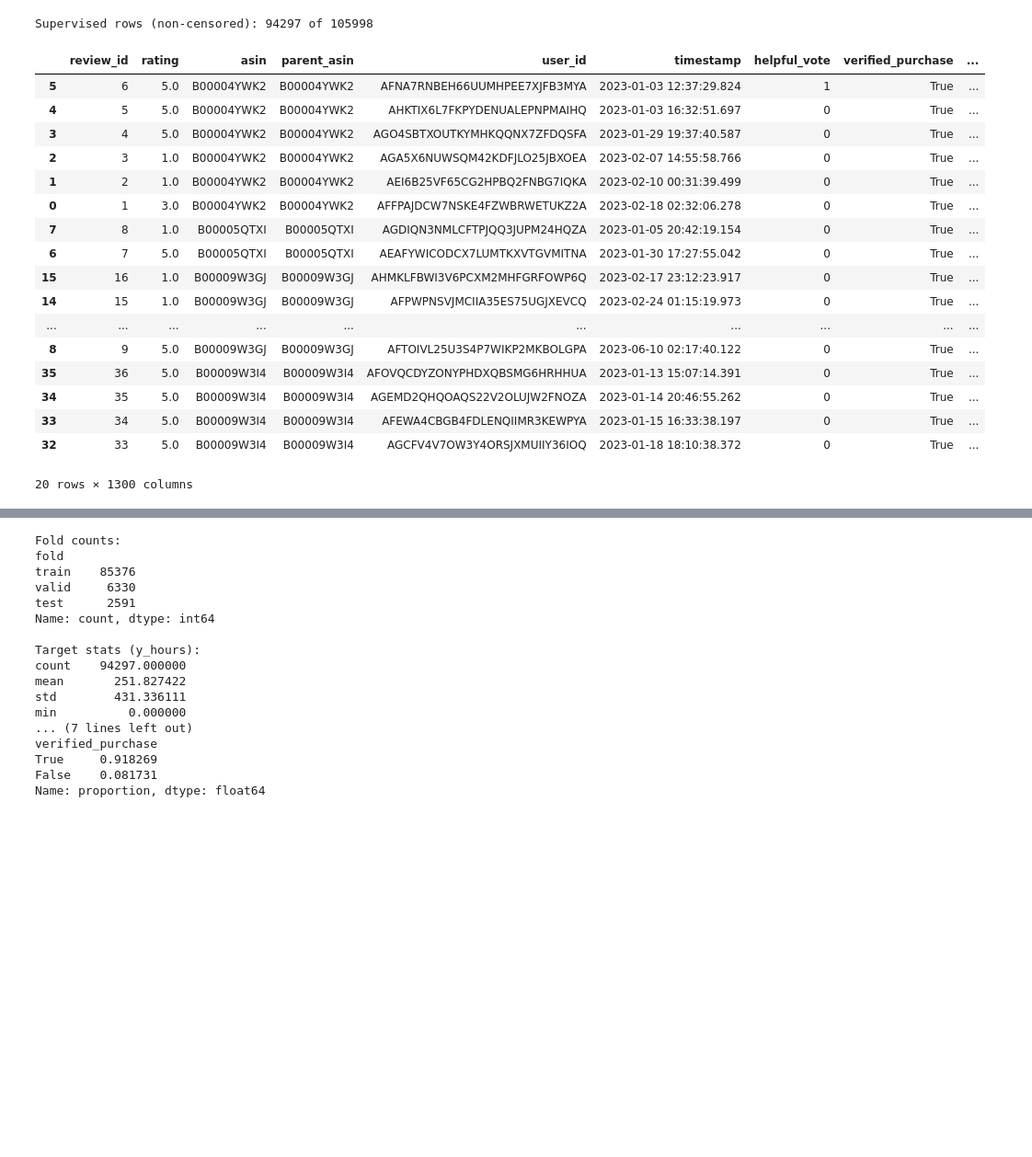
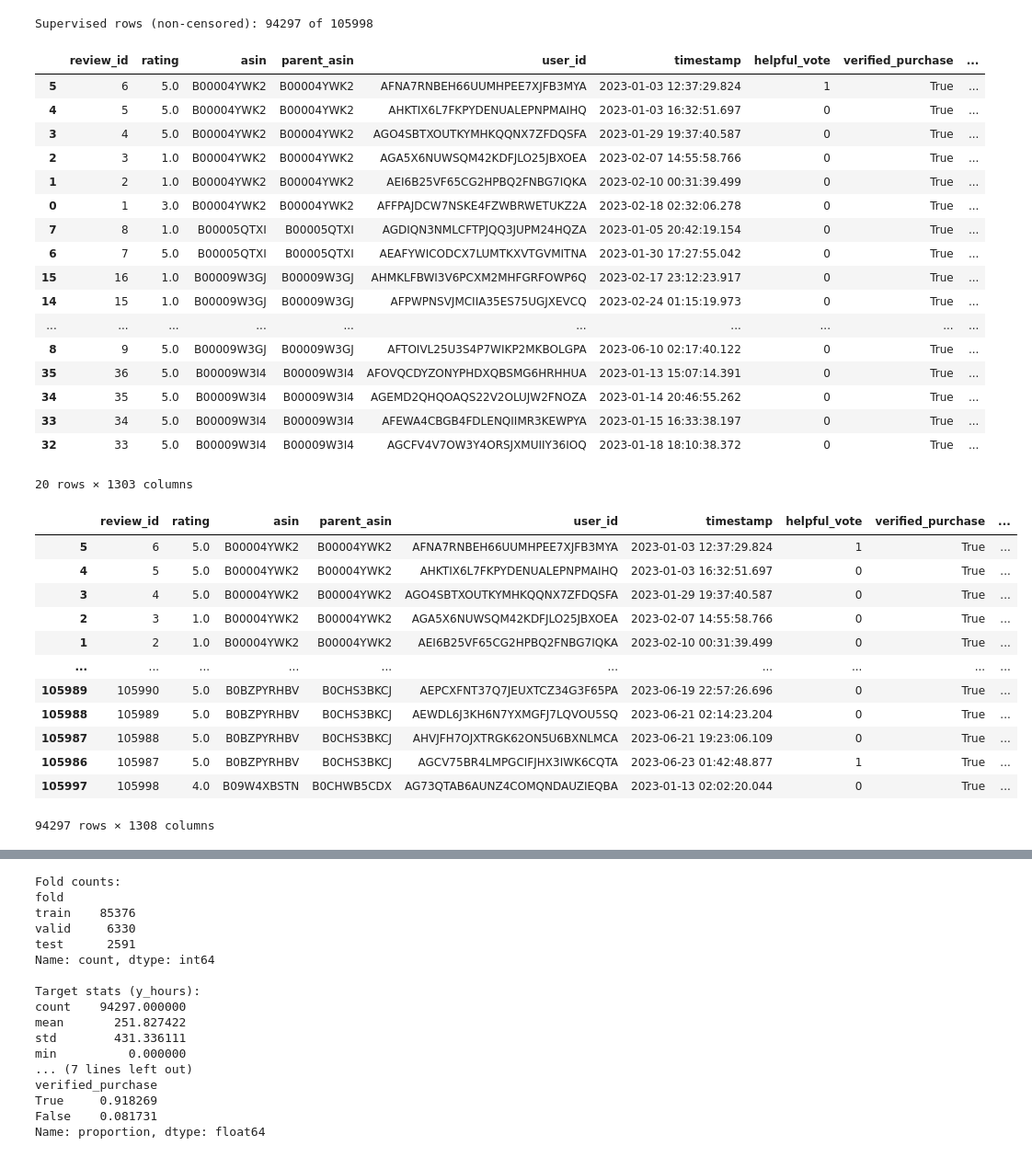
Before and after one commit to ndobrad/cis5200_finalproject, a Jupyter notebook: analysis/Embeddings_EDA.ipynb, the cells around one changed output, grey strips where cells are left out. Shown at 92% size. Saved outputs shown, nothing was run; the diff lists cells and outputs as text; code cells hidden in the pictures; blank space fills up the shorter version.

```diff
--- a/analysis/Embeddings_EDA.ipynb
+++ b/analysis/Embeddings_EDA.ipynb
@@ -114,11 +109,21 @@ has_image rate: 0.08162418158833186
 # %%
 # Working on the inter-review time
 
+# Compute inter-review time per product
+df = df.sort_values([PRODUCT_COL, TIME_COL])  #within each product, reviews odered chronologically by timestamp
+df['next_time'] = df.groupby(PRODUCT_COL)[TIME_COL].shift(-1)
+df['prev_time'] = df.groupby(PRODUCT_COL)[TIME_COL].shift(1)
+next_delta = (df['next_time'] - df[TIME_COL])
+prev_delta = (df[TIME_COL] - df['prev_time'])
+
 # In hours (can be changed)
-df['y_hours']   = delta.dt.total_seconds() / 3600.0
+df['y_hours']   = next_delta.dt.total_seconds() / 3600.0
+df['y_hours_prev'] = prev_delta.dt.total_seconds() /3600.0
+df['y_delta'] = df['y_hours'] - df['y_hours_prev']
 df['censored']  = df['y_hours'].isna().astype('int8')
+# df['censored']  = df['y_delta'].isna().astype('int8')
 
-# Drop last review per product (censored) for supervised regression
+# Drop last and first review per product (censored) for supervised regression
 df_sup = df[df['censored'] == 0].copy()
 df_sup['y_log'] = np.log1p(df_sup['y_hours'])
 
@@ -152,5 +157,21 @@ df.head(20) #Properly Ordered
 | 34 | 35 | 5.0 | B00009W3I4 | B00009W3I4 | AGEMD2QHQOAQS22V2OLUJW2FNOZA | 2023-01-14 20:46:55.262 | 0 | True | ... |
 | 33 | 34 | 5.0 | B00009W3I4 | B00009W3I4 | AFEWA4CBGB4FDLENQIIMR3KEWPYA | 2023-01-15 16:33:38.197 | 0 | True | ... |
 | 32 | 33 | 5.0 | B00009W3I4 | B00009W3I4 | AGCFV4V7OW3Y4ORSJXMUIIY36IOQ | 2023-01-18 18:10:38.372 | 0 | True | ... |
-20 rows × 1300 columns
+20 rows × 1303 columns
+# %%
+df_sup
+# %% [output]
+|  | review_id | rating | asin | parent_asin | user_id | timestamp | helpful_vote | verified_purchase | ... |
+| 5 | 6 | 5.0 | B00004YWK2 | B00004YWK2 | AFNA7RNBEH66UUMHPEE7XJFB3MYA | 2023-01-03 12:37:29.824 | 1 | True | ... |
+| 4 | 5 | 5.0 | B00004YWK2 | B00004YWK2 | AHKTIX6L7FKPYDENUALEPNPMAIHQ | 2023-01-03 16:32:51.697 | 0 | True | ... |
+| 3 | 4 | 5.0 | B00004YWK2 | B00004YWK2 | AGO4SBTXOUTKYMHKQQNX7ZFDQSFA | 2023-01-29 19:37:40.587 | 0 | True | ... |
+| 2 | 3 | 1.0 | B00004YWK2 | B00004YWK2 | AGA5X6NUWSQM42KDFJLO25JBXOEA | 2023-02-07 14:55:58.766 | 0 | True | ... |
+| 1 | 2 | 1.0 | B00004YWK2 | B00004YWK2 | AEI6B25VF65CG2HPBQ2FNBG7IQKA | 2023-02-10 00:31:39.499 | 0 | True | ... |
+| ... | ... | ... | ... | ... | ... | ... | ... | ... | ... |
+| 105989 | 105990 | 5.0 | B0BZPYRHBV | B0CHS3BKCJ | AEPCXFNT37Q7JEUXTCZ34G3F65PA | 2023-06-19 22:57:26.696 | 0 | True | ... |
+| 105988 | 105989 | 5.0 | B0BZPYRHBV | B0CHS3BKCJ | AEWDL6J3KH6N7YXMGFJ7LQVOU5SQ | 2023-06-21 02:14:23.204 | 0 | True | ... |
+| 105987 | 105988 | 5.0 | B0BZPYRHBV | B0CHS3BKCJ | AHVJFH7OJXTRGK62ON5U6BXNLMCA | 2023-06-21 19:23:06.109 | 0 | True | ... |
+| 105986 | 105987 | 5.0 | B0BZPYRHBV | B0CHS3BKCJ | AGCV75BR4LMPGCIFJHX3IWK6CQTA | 2023-06-23 01:42:48.877 | 1 | True | ... |
+| 105997 | 105998 | 4.0 | B09W4XBSTN | B0CHWB5CDX | AG73QTAB6AUNZ4COMQNDAUZIEQBA | 2023-01-13 02:02:20.044 | 0 | True | ... |
+94297 rows × 1308 columns
 # %%
```
Also changed, not shown: parts of 10 cells of this notebook, 1 other file.
